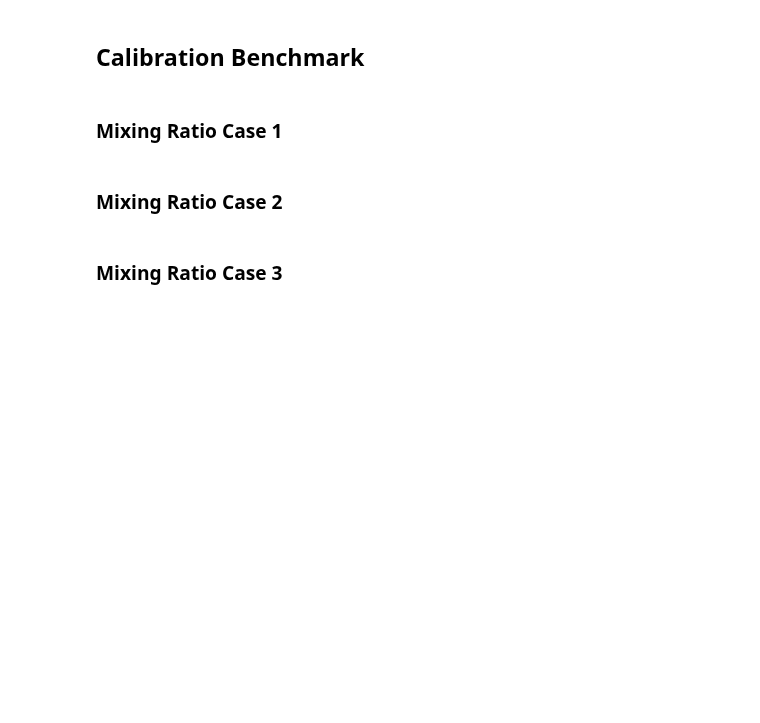
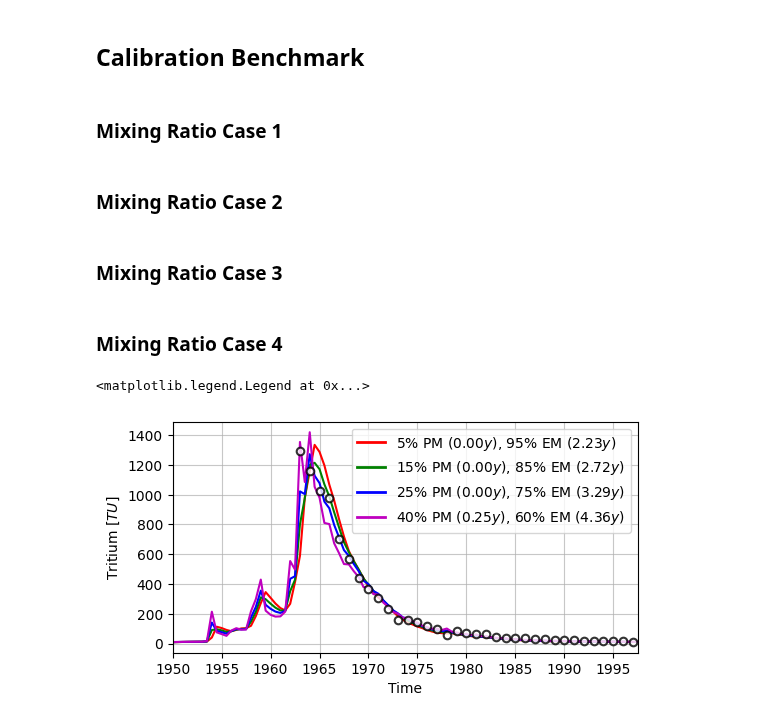
Before and after one commit to iGW-TU-Dresden/PyTracerLab, a Jupyter notebook: docs/examples/example_07.ipynb, the cells around one changed output. Saved outputs shown, nothing was run; the diff lists cells and outputs as text; code cells hidden in the pictures; blank space fills up the shorter version.

```diff
--- a/docs/examples/example_07.ipynb
+++ b/docs/examples/example_07.ipynb
@@ -944,0 +996,2 @@ res_3 = solver.mcmc_sample(
+# %% [markdown]
+### Mixing Ratio Case 4
@@ -945,3 +1058,47 @@ res_3 = solver.mcmc_sample(
+# %%
+fig, ax = plt.subplots(1, 1, figsize=(6, 3))
+
+data_sims = [res_1, res_2, res_3, res_4]
+colors = ["r", "g", "b", "m"]
+start = 100
+end = 196
+
+for num, sims in enumerate(data_sims):
+    ax.plot(
+        timestamps[start:end],
+        sims[start:end],
+        c=colors[num]
+    )
+
+ax.scatter(
+    obs_timestamps, obs_series,
+    marker="o", facecolor="w",
+    edgecolor="k", s=30,
+    zorder=100, alpha=0.8,
+    lw=1.5
+)
+
+ax.grid(True, alpha=0.7, zorder=0)
+ax.set_xlim([timestamps[start], timestamps[end-1]])
+ax.set_xlabel("Time")
+ax.set_ylabel(r"Tritium $ [TU] $")
+
+custom_lines = [Line2D([0], [0], color="r", lw=2),
+                Line2D([0], [0], color="g", lw=2),
+                Line2D([0], [0], color="b", lw=2),
+                Line2D([0], [0], color="m", lw=2)]
+
+ax.legend(custom_lines, [
+    fr"{pmfrac_1:.0%} PM (${res_1_x["pm.mtt"]:.2f}y$), {emfrac_1:.0%} EM (${res_1_x["em.mtt"]:.2f}y$)",
+    fr"{pmfrac_2:.0%} PM (${res_2_x["pm.mtt"]:.2f}y$), {emfrac_2:.0%} EM (${res_2_x["em.mtt"]:.2f}y$)",
+    fr"{pmfrac_3:.0%} PM (${res_3_x["pm.mtt"]:.2f}y$), {emfrac_3:.0%} EM (${res_3_x["em.mtt"]:.2f}y$)",
+    fr"{pmfrac_4:.0%} PM (${res_4_x["pm.mtt"]:.2f}y$), {emfrac_4:.0%} EM (${res_4_x["em.mtt"]:.2f}y$)",
+])
+
+# ax.set_yscale("log")
+# %% [output]
+<matplotlib.legend.Legend at 0x...>
+[figure, added]
 # %%
 fig, ax = plt.subplots(1, 1, figsize=(10, 4))
 
```
Also changed, not shown: parts of 13 cells of this notebook, 3 other files.
